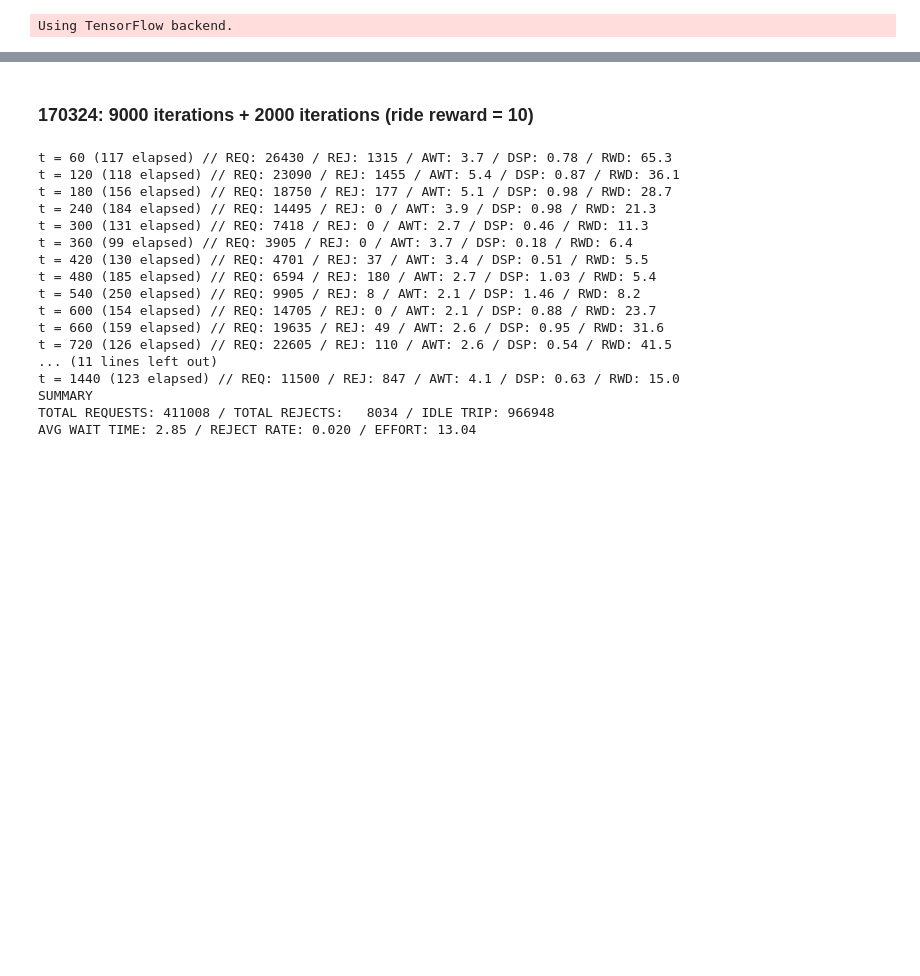
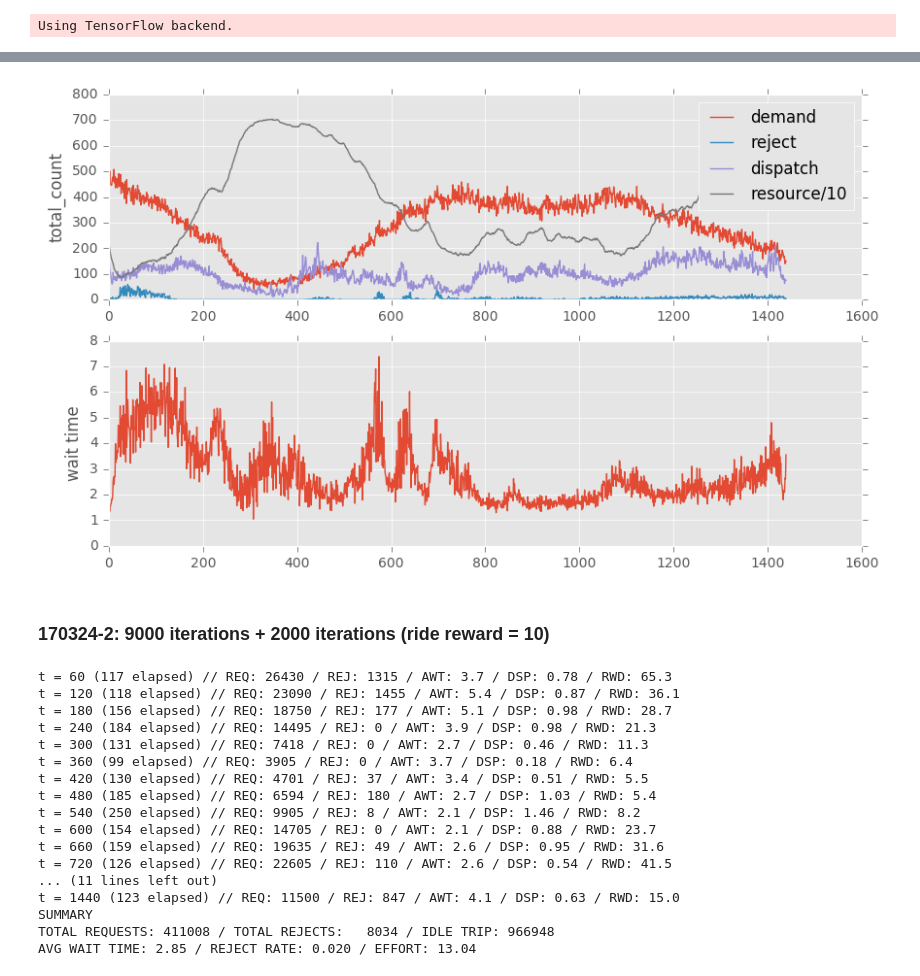
Before and after one commit to hitsuji5/FleetAI, a Jupyter notebook: experiment_dqn.ipynb, the cells around one changed output, grey strips where cells are left out. Drawn from its saved outputs; the diff is of its cells as text; code cells hidden in the pictures; blank space fills up the shorter version.

```diff
--- a/experiment_dqn.ipynb
+++ b/experiment_dqn.ipynb
@@ -14,6 +14,21 @@ import experiment as ex
 plt.style.use('ggplot')
 # %% [output]
 Using TensorFlow backend.
+# %%
+def plot(result):
+    plt.figure(figsize=(10, 6))
+    index = result.index
+    plt.subplot(211)
+    plt.ylabel('total_count')
+    plt.plot(index, result.requests, label='demand')
+    plt.plot(index, result.reject, label='reject')
+    plt.plot(index, result.dispatch, label='dispatch')
+    plt.plot(index, result.resource/10, label='resource/10')
+    plt.legend()
+    plt.subplot(212)
+    plt.ylabel('wait time')
+    plt.plot(index, result.wait_time/(result.requests-result.reject))
+    return plt
 # %%
 GRAPH_PATH = 'data/pickle/nyc_network_graph.pkl'
 TRIP_PATH = 'data/nyc_taxi/trips_2016-05.csv'
@@ -61,16 +75,0 @@ Successfully loaded: data/dqn/saved_networks/test3-2000
-# %%
-def plot(result):
-    index = result.index
-    plt.figure(figsize=(10, 8))
-    plt.subplot(211)
-    plt.ylabel('total_count')
-    plt.plot(index, result.requests, label='demand')
-    plt.plot(index, result.reject, label='reject')
-    plt.plot(index, result.dispatch, label='dispatch')
-#     plt.plot(index, result.prediction, label='prediction')
-    plt.plot(index, result.resource, label='resource')
-    plt.legend()
-    plt.subplot(212)
-    plt.ylabel('wait time')
-    plt.plot(index, result.wait_time/(result.requests-result.reject))
-    return plt
@@ -76,0 +78,8 @@ def plot(result):
+# %%
+env.reset(NUM_FLEETS, trips, dayofweek, minofday)
+
+for _ in range(NO_OP_STEPS):
+    _, requests, _, _, _ = env.step()
+agent.reset(requests, env.dayofweek, env.minofday)
+score = ex.run(env, agent, num_steps, average_cycle=60)
+ex.describe(score)
@@ -77,5 +104,9 @@ def plot(result):
+# %%
+plot(score);
+# %% [output]
+[figure, added]
 # %% [markdown]
-### 170324: 9000 iterations + 2000 iterations (ride reward = 10)
+### 170324-2: 9000 iterations + 2000 iterations (ride reward = 10)
 # %%
 env.reset(NUM_FLEETS, trips, dayofweek, minofday)
 
```
Also changed, not shown: parts of 3 cells of this notebook, 5 other files.
